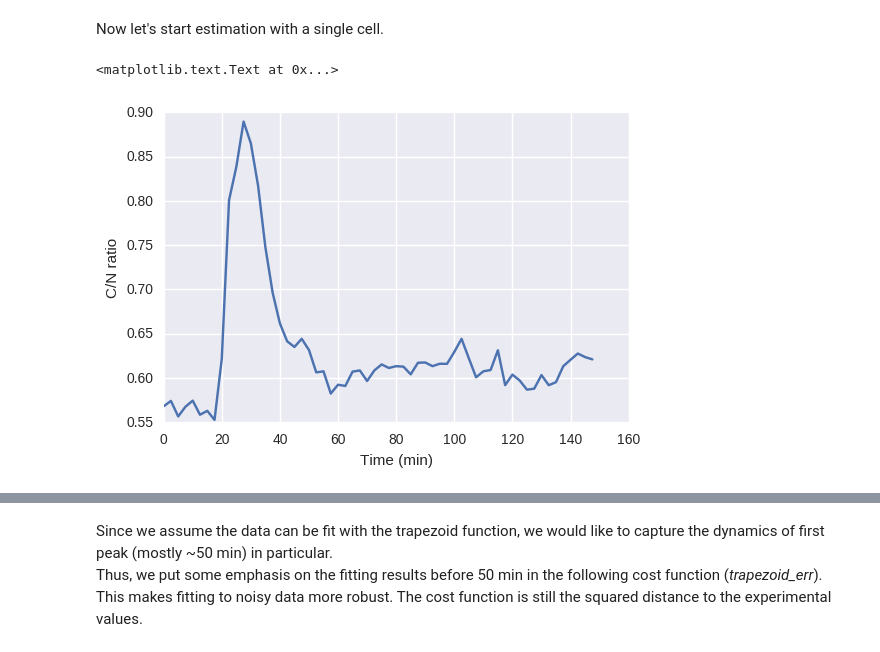
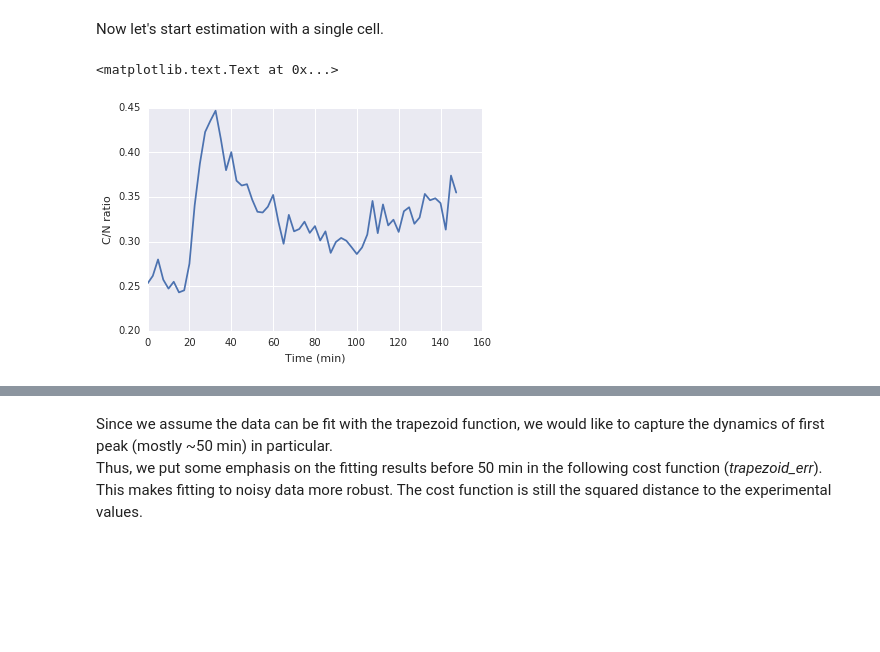
Before and after one commit to t10823gm/covertrace, a Jupyter notebook: doc/jupyter_examples/ktr_modeling.ipynb, the cells around one changed output, grey strips where cells are left out. Drawn from its saved outputs; the diff is of its cells as text; code cells hidden in the pictures; blank space fills up the shorter version.

```diff
--- a/doc/jupyter_examples/ktr_modeling.ipynb
+++ b/doc/jupyter_examples/ktr_modeling.ipynb
@@ -25,6 +25,7 @@ from covertrace import ops_plotter
 from covertrace import ops_bool
 # %%
 data_folder = join(dirname(dirname(dirname(abspath(os.curdir)))), 'covertrack', 'output')
+data_folder = '/home/Celltk/output/'
 # %% [markdown]
 ## KTR Model
 # %% [markdown]
@@ -430,5 +427,4 @@ parent_folder = join(data_folder, 'IL1B')
 sub_folders = ['Pos005', 'Pos006', 'Pos007', 'Pos008']
 conditions = ['IL1B', 'IL1B', 'IL1B', 'IL1B']
 sites_il1b = Sites(parent_folder, sub_folders, conditions, file_name='df_cleaned.npz')
-sites_il1b.staged.new_file_name = 'merged.npz'
 sites_il1b.merge_conditions()
@@ -437,4 +430,0 @@ Pos005: file_name is updated to merged.npz
-# %%
-sites_il1b.set_state((['cytoplasm', 'TRITC', 'median_ratio'], ['cytoplasm', 'YFP', 'median_ratio']))
-plot_all = partial(ops_plotter.plot_all)
-fig, axes = sites_il1b.iterate(plot_all)
@@ -464,13 +458,13 @@ Now let's start estimation with a single cell.
 # %%
 cell_id = 3  # randomly pick one cell
 time = np.arange(0, 150, 2.5)  # in minute
-single_rcn = site_il1b.data['cytoplasm', 'TRITC', 'median_ratio'][cell_id, :]
+single_rcn = np.array(site_il1b['cyto', 'TRITC', 'median_ratio'][cell_id, :])
 plt.plot(time, single_rcn)
 plt.ylabel('C/N ratio')
 plt.xlabel('Time (min)')
 # %% [output]
 <matplotlib.text.Text at 0x...>
-[figure, old version]
+[figure, new version]
 # %% [markdown]
 This is the experimental trace that we are going to fit.
 
```
Also changed, not shown: parts of 26 cells of this notebook, 1 other file.
